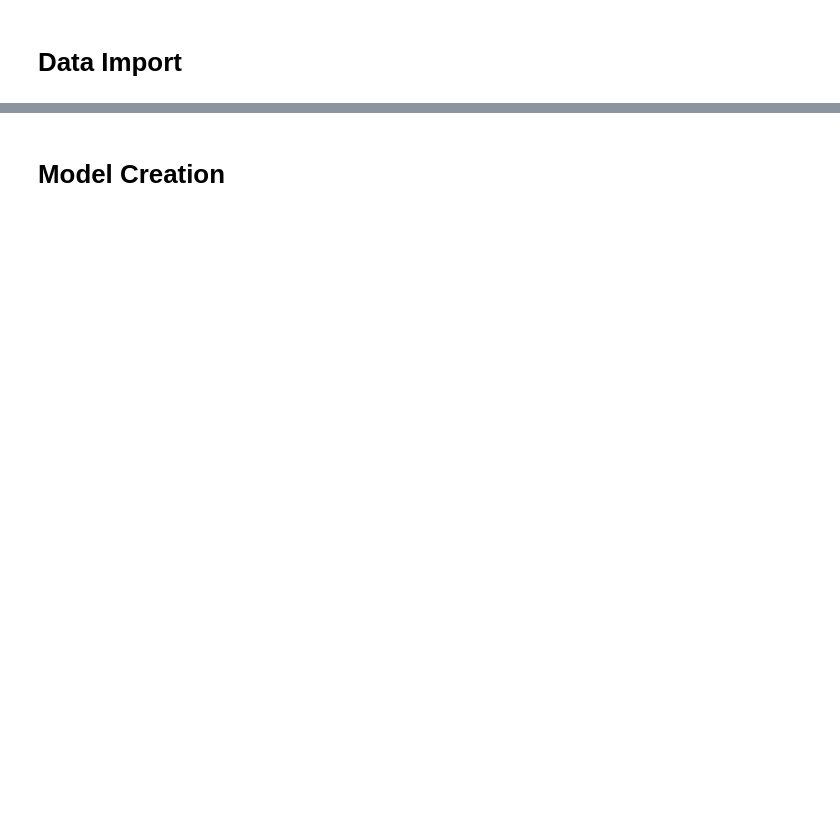
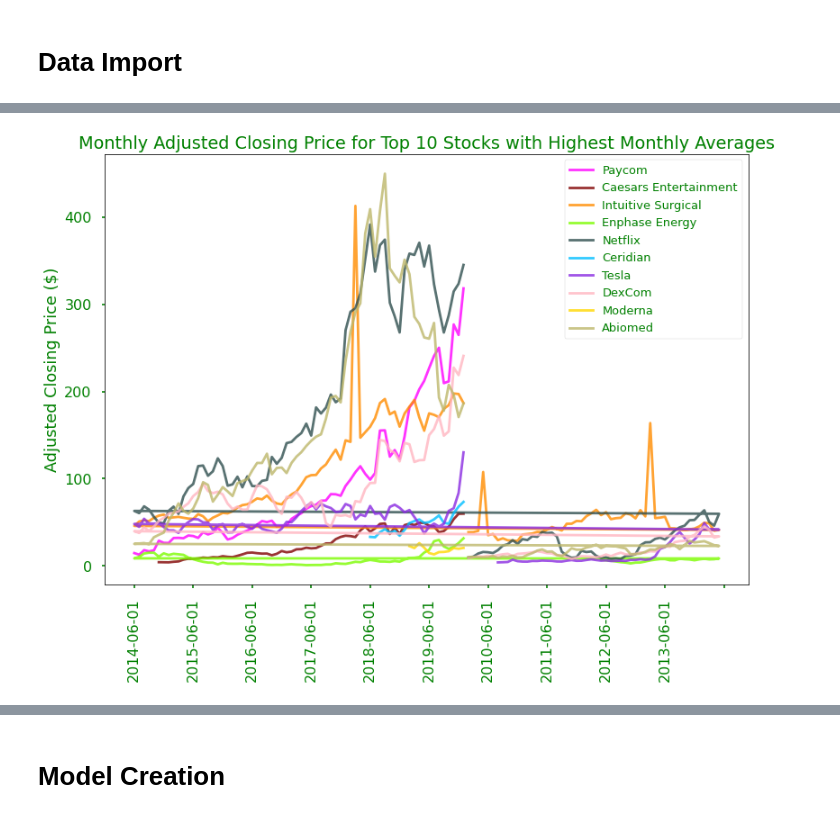
Before and after one commit to H-Cindy/CQF-Deep-Dive-Sharpe, a Jupyter notebook: Deep_dive_sharpe.ipynb, the cells around one changed output, grey strips where cells are left out. Drawn from its saved outputs; the diff is of its cells as text; code cells hidden in the pictures; blank space fills up the shorter version.

Commit message:
continued data viz + model

```diff
--- a/Deep_dive_sharpe.ipynb
+++ b/Deep_dive_sharpe.ipynb
@@ -71,0 +104,13 @@ Name: monthly_return, dtype: float64
+# %%
+# price data viz
+i=0
+for comp in (top10.index.values):
+    plt.plot(full_DS[full_DS['name'] == comp].date, full_DS[full_DS['name'] == comp].adjclose, label = comp, alpha=.8, color=colorList[i])
+    i += 1
+
+plt.legend(prop={'size': 13})
+plt.xticks(np.arange(0, 132, 12),rotation=90)
+plt.title('Monthly Adjusted Closing Price for Top 10 Stocks with Highest Monthly Averages')
+plt.ylabel('Adjusted Closing Price ($)');
+# %% [output]
+[figure, added]
```
Also changed, not shown: parts of 10 cells of this notebook, 1 other file.
